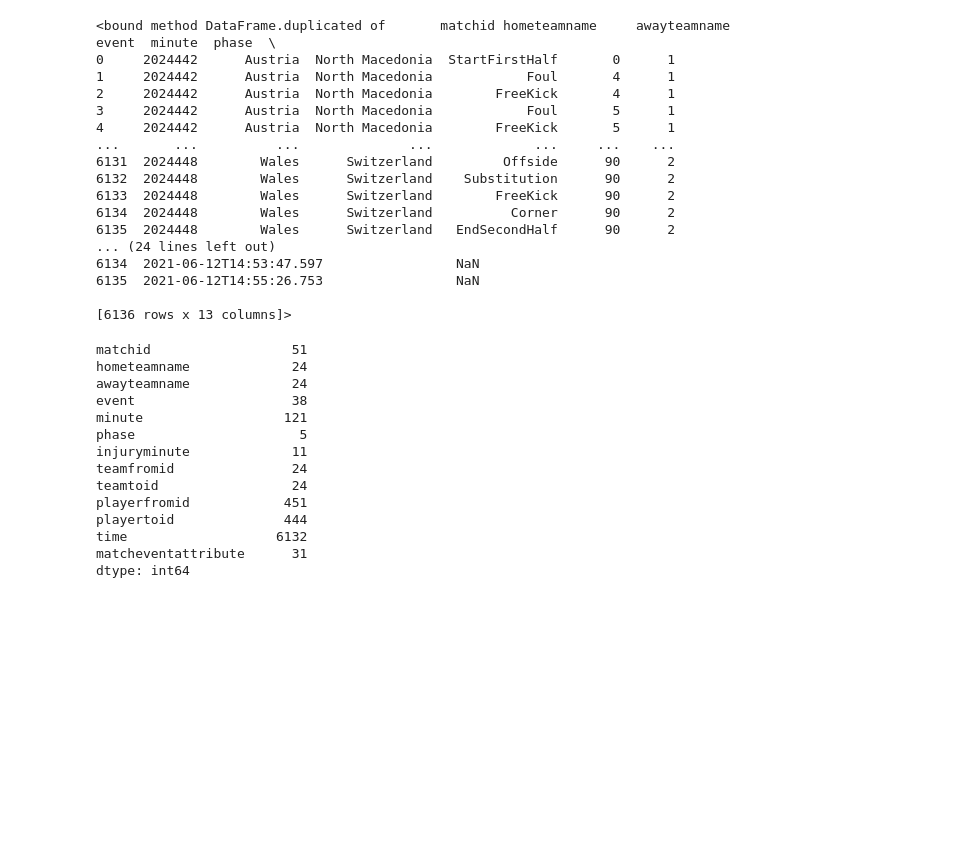
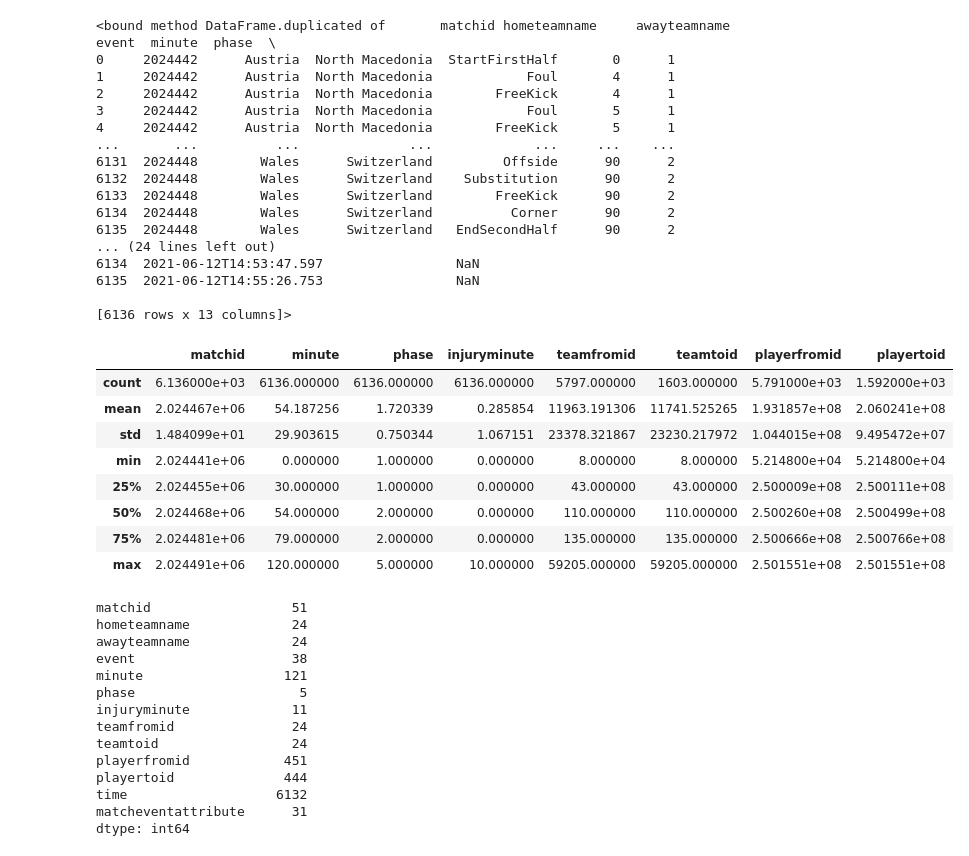
Before and after one commit to SFETNI/Omdena-UEFAEURO2024, a Jupyter notebook: task2-data-analysis/match_events.ipynb, the cells around one changed output. Saved outputs shown, nothing was run; the diff lists cells and outputs as text; code cells hidden in the pictures; blank space fills up the shorter version.

```diff
--- a/task2-data-analysis/match_events.ipynb
+++ b/task2-data-analysis/match_events.ipynb
@@ -124,6 +124,18 @@ match_events.duplicated
 6135  2021-06-12T14:55:26.753                 NaN
 
 [6136 rows x 13 columns]>
+# %%
+match_events.describe()
+# %% [output]
+|  | matchid | minute | phase | injuryminute | teamfromid | teamtoid | playerfromid | playertoid |
+| count | 6.136000e+03 | 6136.000000 | 6136.000000 | 6136.000000 | 5797.000000 | 1603.000000 | 5.791000e+03 | 1.592000e+03 |
+| mean | 2.024467e+06 | 54.187256 | 1.720339 | 0.285854 | 11963.191306 | 11741.525265 | 1.931857e+08 | 2.060241e+08 |
+| std | 1.484099e+01 | 29.903615 | 0.750344 | 1.067151 | 23378.321867 | 23230.217972 | 1.044015e+08 | 9.495472e+07 |
+| min | 2.024441e+06 | 0.000000 | 1.000000 | 0.000000 | 8.000000 | 8.000000 | 5.214800e+04 | 5.214800e+04 |
+| 25% | 2.024455e+06 | 30.000000 | 1.000000 | 0.000000 | 43.000000 | 43.000000 | 2.500009e+08 | 2.500111e+08 |
+| 50% | 2.024468e+06 | 54.000000 | 2.000000 | 0.000000 | 110.000000 | 110.000000 | 2.500260e+08 | 2.500499e+08 |
+| 75% | 2.024481e+06 | 79.000000 | 2.000000 | 0.000000 | 135.000000 | 135.000000 | 2.500666e+08 | 2.500766e+08 |
+| max | 2.024491e+06 | 120.000000 | 5.000000 | 10.000000 | 59205.000000 | 59205.000000 | 2.501551e+08 | 2.501551e+08 |
 # %%
 match_events.nunique()
 # %% [output]
```
